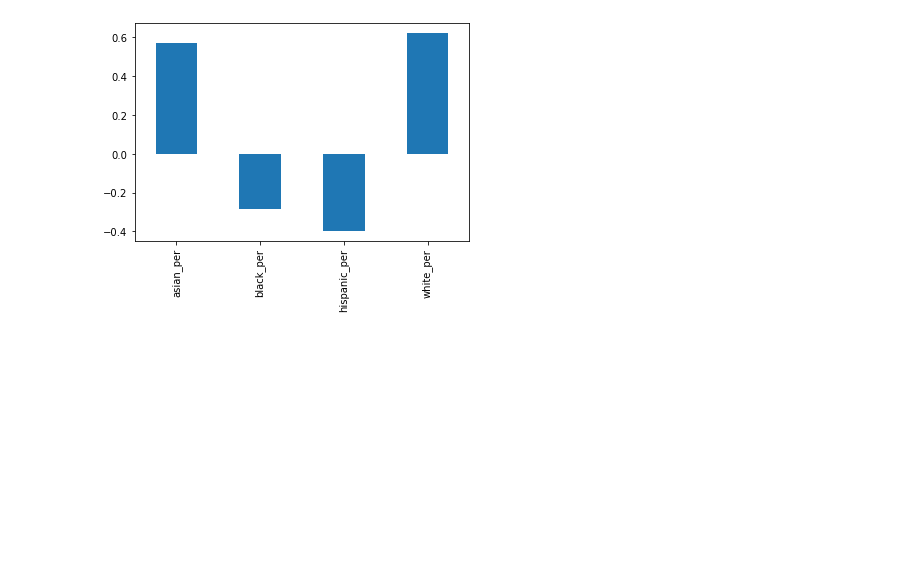
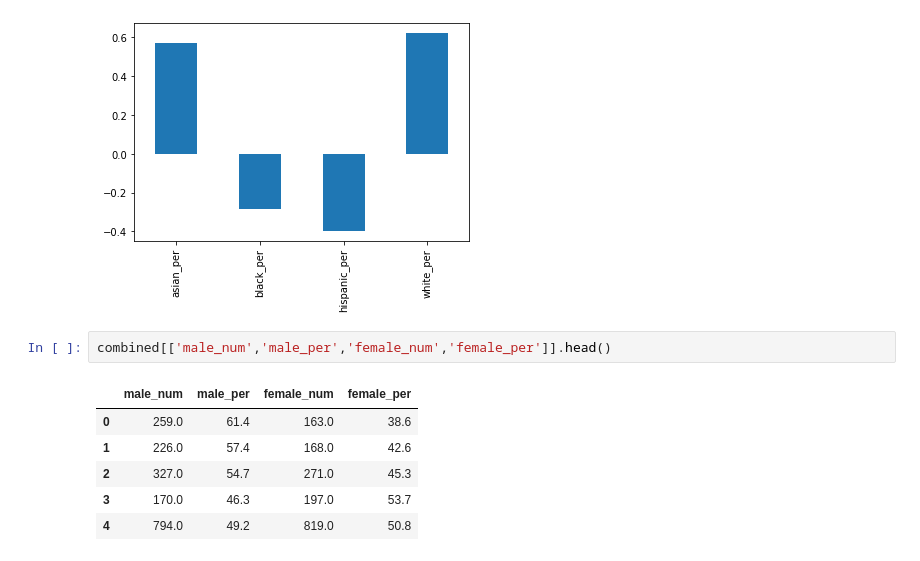
Before and after one commit to dnlsyfq/NYC-High-School-Data, a Jupyter notebook: Schools.ipynb, the cells around one changed output. Drawn from its saved outputs; the diff is of its cells as text; blank space fills up the shorter version.

```diff
--- a/Schools.ipynb
+++ b/Schools.ipynb
@@ -256,3 +248,12 @@ combined[['sat_score','asian_per','black_per','hispanic_per','white_per']].corr(
 # %% [output]
 <matplotlib.axes._subplots.AxesSubplot at 0x...>
 [figure]
+# %%
+combined[['male_num','male_per','female_num','female_per']].head()
+# %% [output]
+|  | male_num | male_per | female_num | female_per |
+| 0 | 259.0 | 61.4 | 163.0 | 38.6 |
+| 1 | 226.0 | 57.4 | 168.0 | 42.6 |
+| 2 | 327.0 | 54.7 | 271.0 | 45.3 |
+| 3 | 170.0 | 46.3 | 197.0 | 53.7 |
+| 4 | 794.0 | 49.2 | 819.0 | 50.8 |
```
Also changed, not shown: parts of 12 cells of this notebook.
